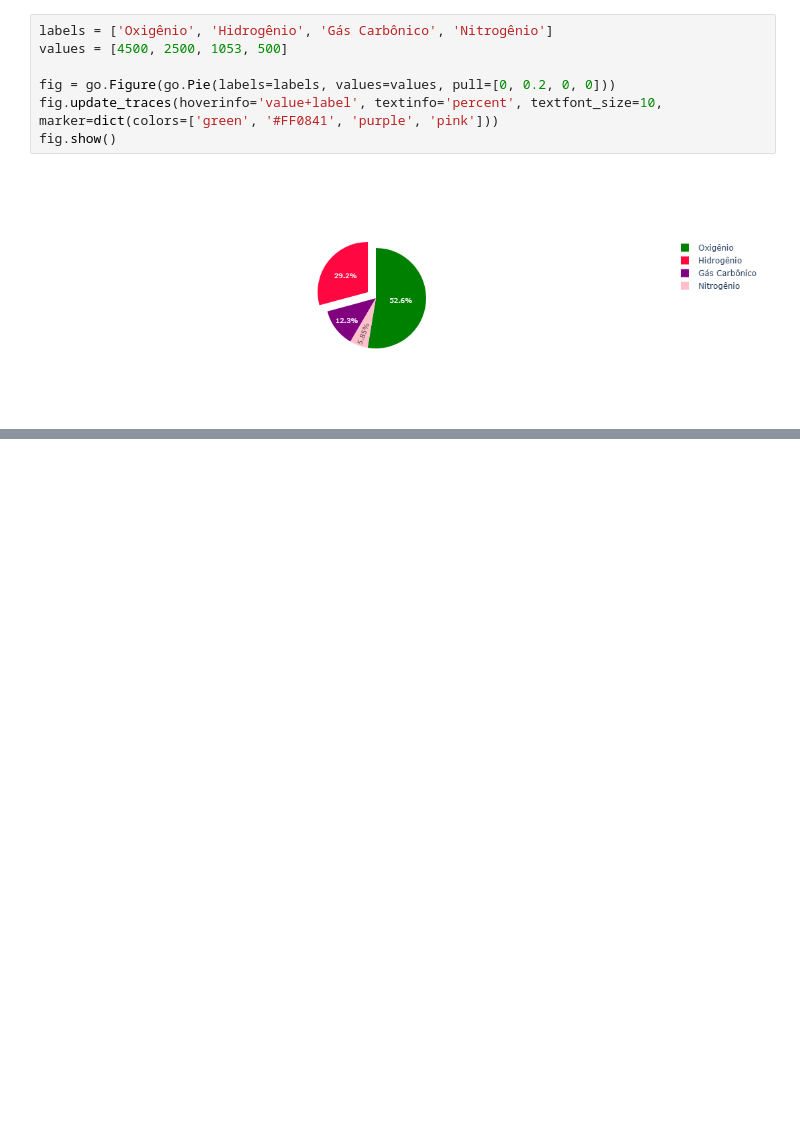
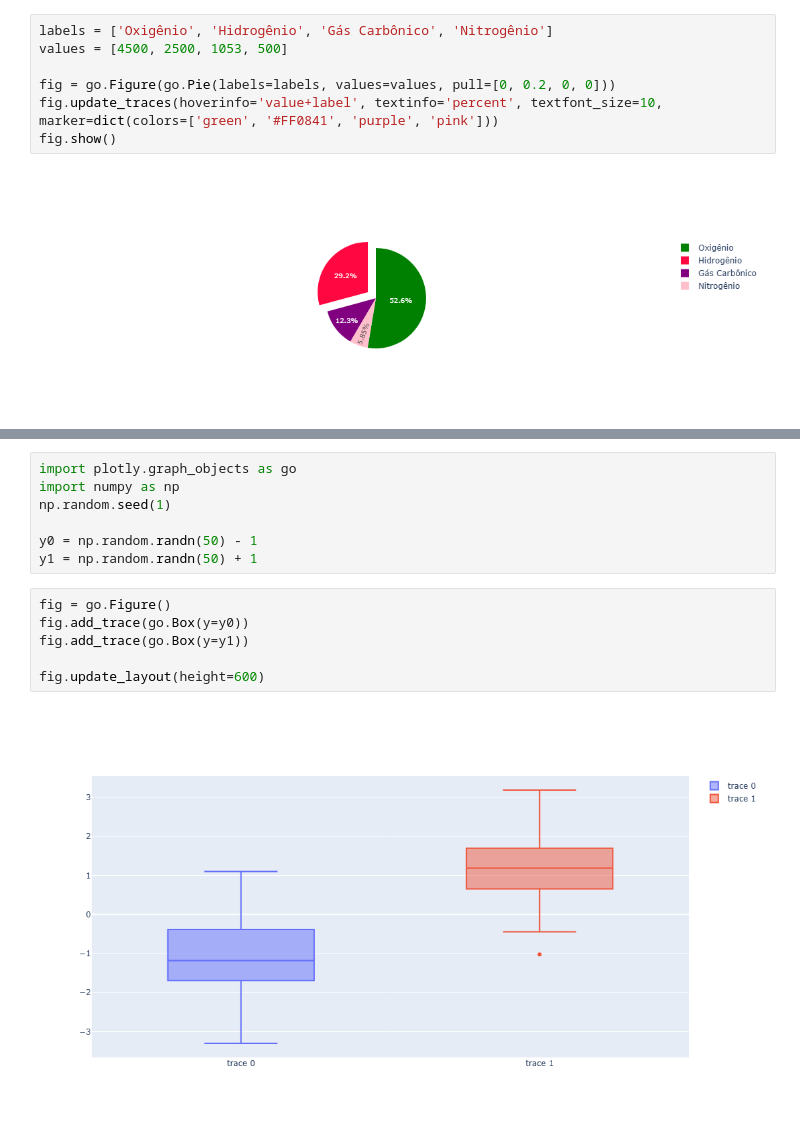
Before and after one commit to dev-DaviGuerra/Plotly, a Jupyter notebook: Plotly.ipynb, the cells around one changed output, grey strips where cells are left out. Drawn from its saved outputs; the diff is of its cells as text; blank space fills up the shorter version.

```diff
--- a/Plotly.ipynb
+++ b/Plotly.ipynb
@@ -91,0 +117,15 @@ fig.show()
+# %%
+import plotly.graph_objects as go
+import numpy as np
+np.random.seed(1)
+
+y0 = np.random.randn(50) - 1
+y1 = np.random.randn(50) + 1
+# %%
+fig = go.Figure()
+fig.add_trace(go.Box(y=y0))
+fig.add_trace(go.Box(y=y1))
+
+fig.update_layout(height=600)
+# %% [output]
+[figure, added]
```
Also changed, not shown: parts of 6 cells of this notebook.
